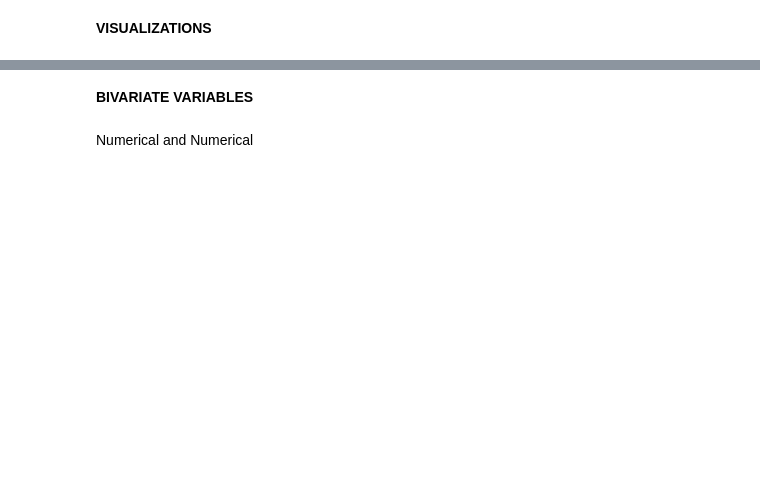
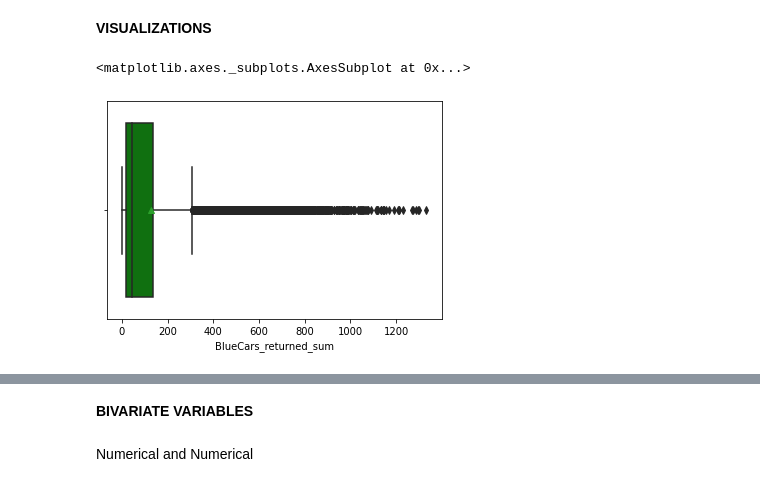
Before and after one commit to BuretGriffin/COREWEEK4-MORINGA, a Jupyter notebook: BURET_GRIFFIN_WEEK4_CORE_MORINGA.ipynb, the cells around one changed output, grey strips where cells are left out. Cells and saved outputs as stored; diff of their text form; code cells hidden in the pictures; blank space fills up the shorter version.

```diff
--- a/BURET_GRIFFIN_WEEK4_CORE_MORINGA.ipynb
+++ b/BURET_GRIFFIN_WEEK4_CORE_MORINGA.ipynb
@@ -330,5 +398,8 @@ print('\n')
 # %%
 #Box plot for sum of blue cars returned
 ## boxplot
-sns.boxplot(car['bluecars_returned_sum'], color='green',showmeans=True)
+sns.boxplot(car['BlueCars_returned_sum'], color='green',showmeans=True)
+# %% [output]
+<matplotlib.axes._subplots.AxesSubplot at 0x...>
+[figure, added]
 # %%
```
Also changed, not shown: parts of 44 cells of this notebook.
